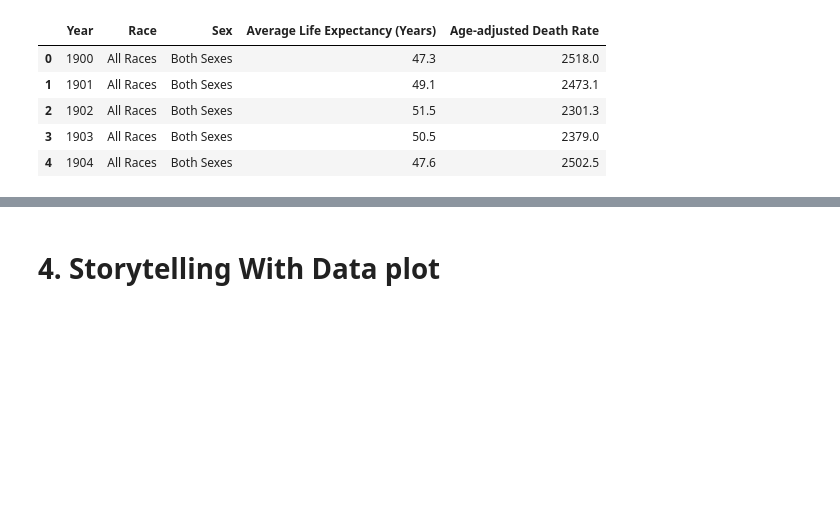
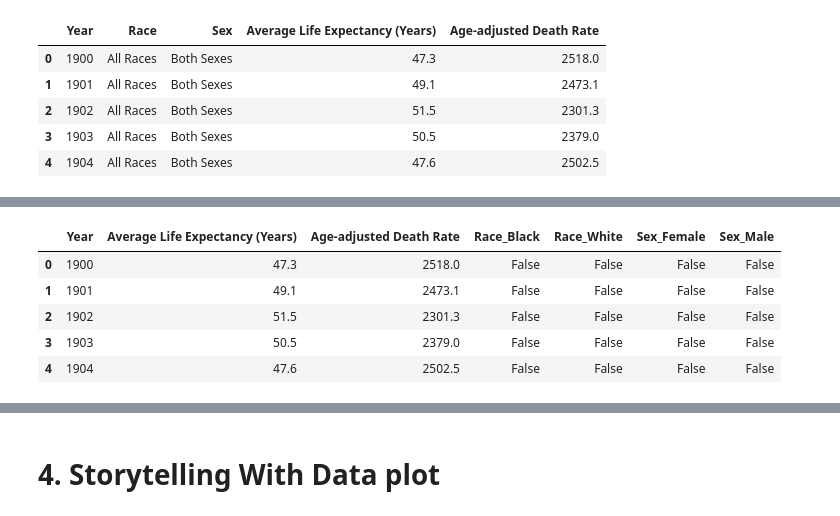
Before and after one commit to aidandig/DX699-ModB2, a Jupyter notebook: Homework/OMDS-ModB2-Week11-DiGregorio-Aidan.ipynb, the cells around one changed output, grey strips where cells are left out. Drawn from its saved outputs; the diff is of its cells as text; code cells hidden in the pictures; blank space fills up the shorter version.

```diff
--- a/Homework/OMDS-ModB2-Week11-DiGregorio-Aidan.ipynb
+++ b/Homework/OMDS-ModB2-Week11-DiGregorio-Aidan.ipynb
@@ -948,3 +948,17 @@ life_expect_nchs.head()
 | 2 | 1902 | All Races | Both Sexes | 51.5 | 2301.3 |
 | 3 | 1903 | All Races | Both Sexes | 50.5 | 2379.0 |
 | 4 | 1904 | All Races | Both Sexes | 47.6 | 2502.5 |
+# %%
+# Encode the categorical features
+
+life_expect_nchs_cat_cols = life_expect_nchs[life_expect_nchs.columns].select_dtypes(exclude="number")
+life_expect_nchs_cat_cols_list = life_expect_nchs_cat_cols.columns.tolist()
+# %%
+life_expect_nchs_encoded = pd.get_dummies(life_expect_nchs, columns=life_expect_nchs_cat_cols_list, drop_first=True)
+
+encoder = OneHotEncoder(sparse_output=False)
+one_hot_encoded = encoder.fit_transform(life_expect_nchs[life_expect_nchs_cat_cols_list])
+one_hot_df = pd.DataFrame(one_hot_encoded, columns=encoder.get_feature_names_out(life_expect_nchs_cat_cols_list), index=life_expect_nchs.index)
+df_sklearn_encoded = pd.concat([life_expect_nchs.drop(life_expect_nchs_cat_cols_list, axis=1), one_hot_df], axis=1)
+
+print(f"One-Hot Encoded Data using Scikit-Learn:\n{df_sklearn_encoded}\n")
@@ -950,0 +983,10 @@ life_expect_nchs.head()
+# %%
+life_expect_nchs_OHE = life_expect_nchs_encoded.copy()
+life_expect_nchs_OHE.head()
+# %% [output]
+|  | Year | Average Life Expectancy (Years) | Age-adjusted Death Rate | Race_Black | Race_White | Sex_Female | Sex_Male |
+| 0 | 1900 | 47.3 | 2518.0 | False | False | False | False |
+| 1 | 1901 | 49.1 | 2473.1 | False | False | False | False |
+| 2 | 1902 | 51.5 | 2301.3 | False | False | False | False |
+| 3 | 1903 | 50.5 | 2379.0 | False | False | False | False |
+| 4 | 1904 | 47.6 | 2502.5 | False | False | False | False |
```
Also changed, not shown: parts of 6 cells of this notebook.
